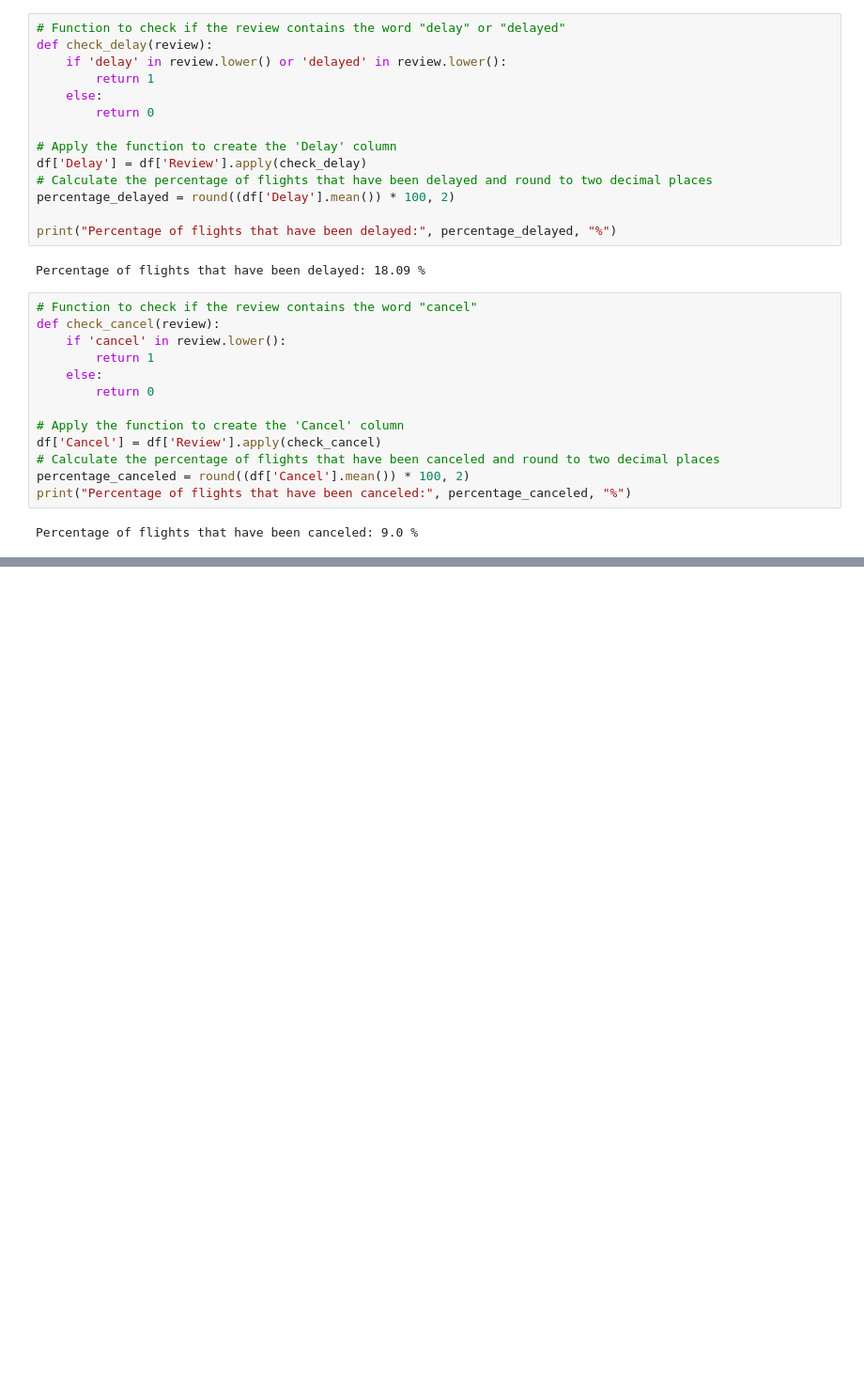
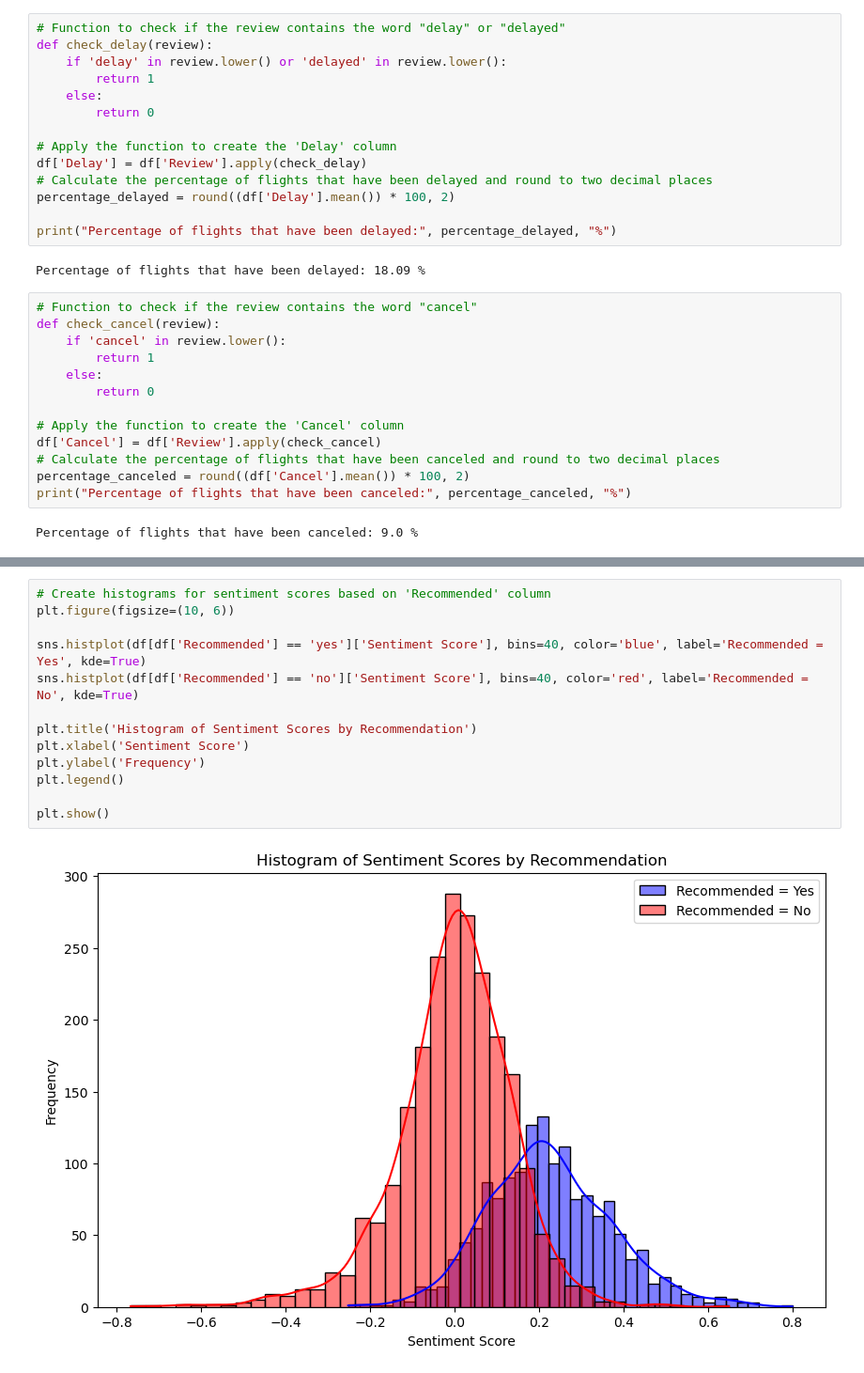
Before and after one commit to MarkPhamm/British-Airway, a Jupyter notebook: Sentiment_Analysis.ipynb, the cells around one changed output, grey strips where cells are left out. Shown at 94% size. Cells and saved outputs as stored; diff of their text form; blank space fills up the shorter version.

```diff
--- a/Sentiment_Analysis.ipynb
+++ b/Sentiment_Analysis.ipynb
@@ -195,0 +256,15 @@ Percentage of flights that have been canceled: 9.0 %
+# %%
+# Create histograms for sentiment scores based on 'Recommended' column
+plt.figure(figsize=(10, 6))
+
+sns.histplot(df[df['Recommended'] == 'yes']['Sentiment Score'], bins=40, color='blue', label='Recommended = Yes', kde=True)
+sns.histplot(df[df['Recommended'] == 'no']['Sentiment Score'], bins=40, color='red', label='Recommended = No', kde=True)
+
+plt.title('Histogram of Sentiment Scores by Recommendation')
+plt.xlabel('Sentiment Score')
+plt.ylabel('Frequency')
+plt.legend()
+
+plt.show()
+# %% [output]
+[figure, added]
```
Also changed, not shown: parts of 8 cells of this notebook.
